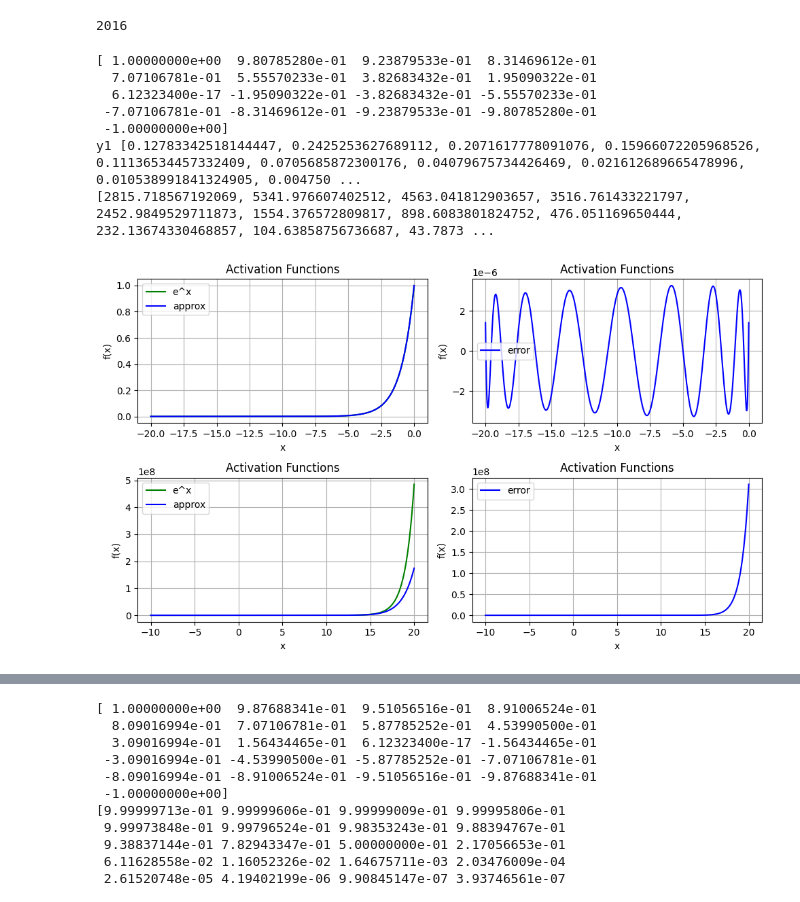
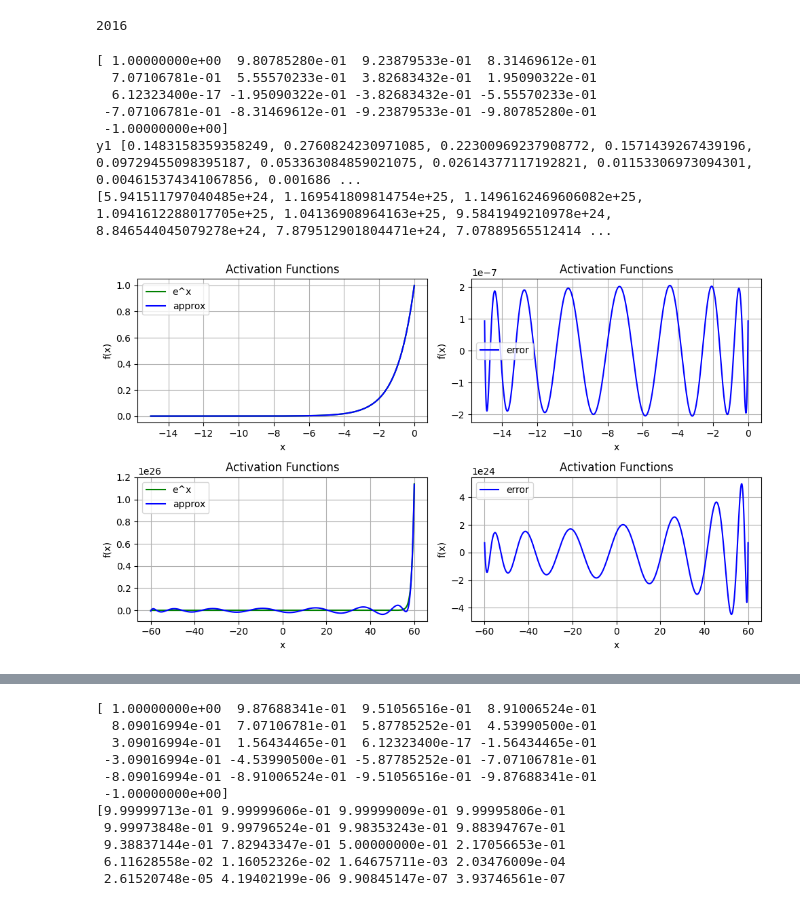
Before and after one commit to haozetao/ckks_llm, a Jupyter notebook: python/nonlinear.ipynb, the cells around one changed output, grey strips where cells are left out. Saved outputs shown, nothing was run; the diff lists cells and outputs as text; code cells hidden in the pictures.

```diff
--- a/python/nonlinear.ipynb
+++ b/python/nonlinear.ipynb
@@ -7,7 +7,10 @@ import numpy as np
 # aSOR
 def f(x):
     # return x*(2 - x)
-    return -0.5 * x**3 + 1.5 * x
+    # return -0.5 * x**3 + 1.5 * x
+    return -3/5 * x**3 + 8/5 * x
+    # return -8/19*x**3 + 27/19*x
+    # return -1/6 * x**7 + 7/6 * x
     # return x*(3 - x)**2 / 4
 
 
@@ -17,10 +20,10 @@ fig, (ax1) = plt.subplots(1, 1, figsize=(10, 4))
 x = np.linspace(-1, 1, 10000)
 # Plot activation functions
 ax1.plot(x, f(x), label='f(x)', color='green')
-ax1.plot(x, f(f(x)), label='f^2(x)', color='green')
-ax1.plot(x, f(f(f(x))), label='f^3(x)', color='green')
-ax1.plot(x, f(f(f(x))), label='f^4(x)', color='green')
-ax1.plot(x, f(f(f(f(x)))), label='f^5(x)', color='green')
+# ax1.plot(x, f(f(x)), label='f^2(x)', color='green')
+# ax1.plot(x, f(f(f(x))), label='f^3(x)', color='green')
+# ax1.plot(x, f(f(f(x))), label='f^4(x)', color='green')
+# ax1.plot(x, f(f(f(f(x)))), label='f^5(x)', color='green')
 ax1.plot(x, f(f(f(f(f(x))))), label='f^6(x)', color='green')
 
 ax1.set_title('Activation Functions')
@@ -241,16 +245,17 @@ pi = math.pi
 cos = math.cos
 sin = math.sin
 
-length = 20
+exp_length = 15
+exp_length2 = 120
 
 def target_function(x):
     return pow(math.e, x)
 
 def targ_1(x):
-    return pow(math.e, (length)/2*(x-1))
+    return pow(math.e, (exp_length)/2*(x-1))
 
 def targ_2(x):
-    return pow(math.e, (length)/2*(x))
+    return pow(math.e, (exp_length2)/2*(x))
 
 cheby_deg = 16
 
@@ -288,14 +293,14 @@ for i in range(0, cheby_deg):
 	pn2 = pn2 + y2[i] * T[i]
 
 # Generate x values
-x = np.linspace(-length, 0, 10000)
+x = np.linspace(-exp_length, 0, 10000)
 
 # Create the figure with two subplots
 fig, ((ax1, ax2), (ax3, ax4)) = plt.subplots(2, 2, figsize=(10, 6))
 
 # Plot activation functions
 ax1.plot(x, target_function(x), label='e^x', color='green')
-ax1.plot(x, pn1(x*2/length+1), label='approx', color='blue')
+ax1.plot(x, pn1(x*2/exp_length+1), label='approx', color='blue')
 ax1.set_title('Activation Functions')
 ax1.set_xlabel('x')
 ax1.set_ylabel('f(x)')
@@ -303,44 +308,44 @@ ax1.grid(True)
 ax1.legend()
 
 # Plot activation functions
-ax2.plot(x, target_function(x) - pn1(x*2/length+1), label='error', color='blue')
+ax2.plot(x, target_function(x) - pn1(x*2/exp_length+1), label='error', color='blue')
 ax2.set_title('Activation Functions')
 ax2.set_xlabel('x')
 ax2.set_ylabel('f(x)')
 ax2.grid(True)
 ax2.legend()
 
 
-x = np.linspace(-length/2, length, 10000)
+x = np.linspace(-exp_length2/2, exp_length2/2, 10000)
 # Plot activation functions
 ax3.plot(x, target_function(x), label='e^x', color='green')
-ax3.plot(x, pn2(x*2/length), label='approx', color='blue')
+ax3.plot(x, pn2(x*2/exp_length2), label='approx', color='blue')
 ax3.set_title('Activation Functions')
 ax3.set_xlabel('x')
 ax3.set_ylabel('f(x)')
 ax3.grid(True)
 ax3.legend()
 
 # Plot activation functions
-ax4.plot(x, target_function(x) - pn2(x*2/length), label='error', color='blue')
+ax4.plot(x, target_function(x) - pn2(x*2/exp_length2), label='error', color='blue')
 ax4.set_title('Activation Functions')
 ax4.set_xlabel('x')
 ax4.set_ylabel('f(x)')
 ax4.grid(True)
 ax4.legend()
 
 # Adjust layout and display
 plt.tight_layout()
 plt.show()
 # %% [output]
 [ 1.00000000e+00  9.80785280e-01  9.23879533e-01  8.31469612e-01
   7.07106781e-01  5.55570233e-01  3.82683432e-01  1.95090322e-01
   6.12323400e-17 -1.95090322e-01 -3.82683432e-01 -5.55570233e-01
  -7.07106781e-01 -8.31469612e-01 -9.23879533e-01 -9.80785280e-01
  -1.00000000e+00]
-y1 [0.12783342518144447, 0.2425253627689112, 0.2071617778091076, 0.15966072205968526, 0.11136534457332409, 0.0705685872300176, 0.04079675734426469, 0.021612689665478996, 0.010538991841324905, 0.004750 ...
-[2815.718567192069, 5341.976607402512, 4563.041812903657, 3516.761433221797, 2452.9849529711873, 1554.376572809817, 898.6083801824752, 476.051169650444, 232.13674330468857, 104.63858756736687, 43.7873 ...
+y1 [0.1483158359358249, 0.2760824230971085, 0.22300969237908772, 0.1571439267439196, 0.09729455098395187, 0.053363084859021075, 0.02614377117192821, 0.01153306973094301, 0.004615374341067856, 0.001686 ...
+[5.941511797040485e+24, 1.169541809814754e+25, 1.1496162469606082e+25, 1.0941612288017705e+25, 1.04136908964163e+25, 9.5841949210978e+24, 8.846544045079278e+24, 7.879512901804471e+24, 7.07889565512414 ...
-[figure, old version]
+[figure, new version]
 # %%
 # standard
 def softmax1(x):
```
Also changed, not shown: parts of 6 cells of this notebook, 9 other files.
